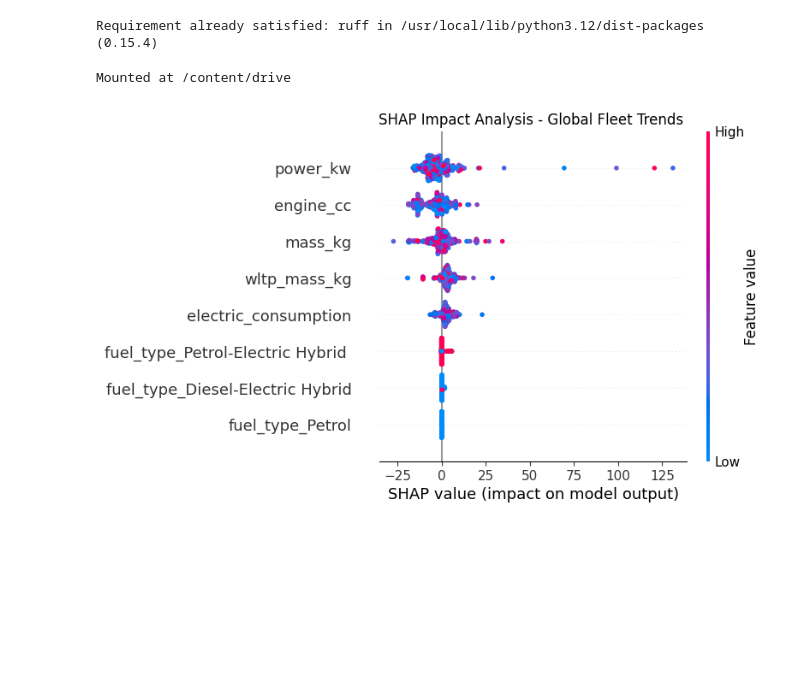
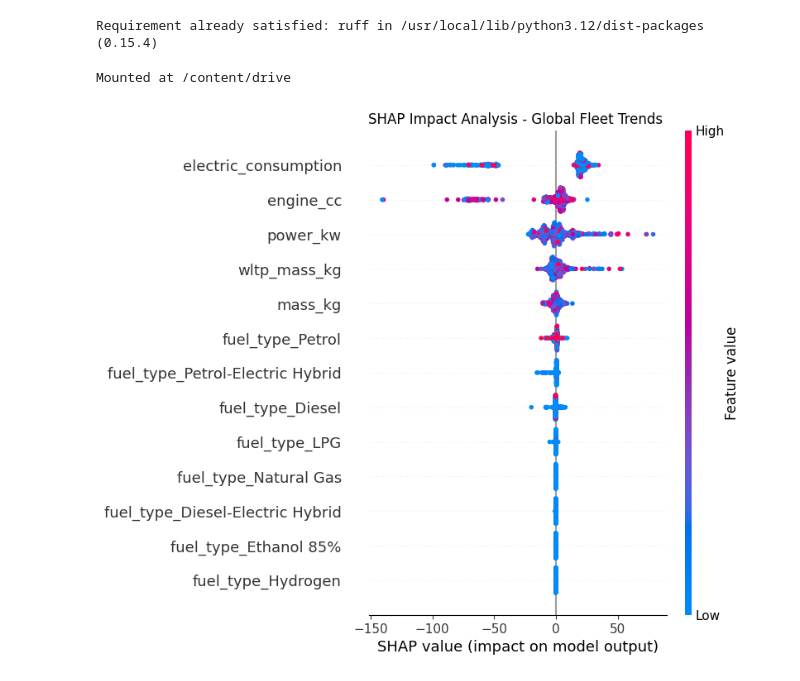
Before and after one commit to reynaudnangue28/test, a Jupyter notebook: CO2_Emission_Project_Interpretability.ipynb, the cells around one changed output. Cells and saved outputs as stored; diff of their text form; code cells hidden in the pictures; blank space fills up the shorter version.

```diff
--- a/CO2_Emission_Project_Interpretability.ipynb
+++ b/CO2_Emission_Project_Interpretability.ipynb
@@ -58,21 +58,21 @@ df2 = df2.rename(columns=rename_map)
 #Concat of df1 and df2
 df = pd.concat([df1, df2], axis=0, ignore_index=True)
 
-# ---  end ---
-#df1 = df1.dropna(subset=['CO2_Emissions_g_km', 'Mass_Min_kg'])
-#print(df.info())
+fuel_map   = {
+    'petrol': "Petrol",
+    'diesel': "Diesel",
+    'petrol/electric': "Petrol-Electric Hybrid",
+    'diesel/electric': "Diesel-Electric Hybrid",
+    'electric': "100% Electric",
+    'lpg': "LPG",
+    'ng': "Natural Gas",
+    'e85': "Ethanol 85%",
+    'hydrogen': "Hydrogen",
+    'unknown': "Unknown",
+    'es': "Petrol"
+}
 
-df['fuel_type'] = df['fuel_type'].replace({'ES': "Petrol",
-                                   'diesel': "Diesel",
-                                   'petrol': "Petrol",
-                                   'petrol/electric': "Petrol-Electric Hybrid ",
-                                   'diesel/electric': "Diesel-Electric Hybrid",
-                                   'lpg': "Liquefied Petroleum Gas",
-                                   'ng': "Natural Gas",
-                                   'electric': "100% Electric",
-                                    'e85' : "Ethanol 85%",
-                                    'hydrogen' : "Fuel Cell Electric Vehicles"})
-#print(df["Fuel_Type"].unique())
+df['fuel_type'] = df['fuel_type'].str.strip().str.lower().replace(fuel_map)
 
 #  Basic Preprocessing
 
@@ -86,35 +86,41 @@ features = [
     "fuel_type"
 ]
 target = 'co2_wltp'
+
+df['engine_cc'] = df['engine_cc'].fillna(0)
+
+
+df['electric_consumption'] = df['electric_consumption'].fillna(0)
+
 
 # Drop rows with missing values in these specific columns
 df = df.dropna(subset=features + [target])
 X = pd.get_dummies(df[features], columns=['fuel_type'], drop_first=True)
 y = df[target]
 
 #  Split the data (80% training, 20% testing)
 X_train, X_test, y_train, y_test = train_test_split(X, y, test_size=0.2, random_state=42)
 
 model_rf = RandomForestRegressor(n_estimators=100, random_state=42)
 model_rf.fit(X_train, y_train)
 
 #  Statistical & Qualitative Summary
 def project_final_interpretation(model, X_test):
     # SHAP Interpretation (Sampled for speed)
     explainer = shap.TreeExplainer(model)
     shap_values = explainer.shap_values(X_test.sample(500))
 
     # Feature Impact Plot
     plt.figure(figsize=(10,6))
     shap.summary_plot(shap_values, X_test.sample(500), show=False)
     plt.title(f"SHAP Impact Analysis - Global Fleet Trends ")
     plt.show()
 
 # Apply to your Champion Model
 project_final_interpretation(model_rf, X_test)
 # %% [output]
 Mounted at /content/drive
-[figure, old version]
+[figure, new version]
 # %%
 !pip install scikit-optimize
 # %% [output]
```
Also changed, not shown: parts of 1 cell of this notebook.
